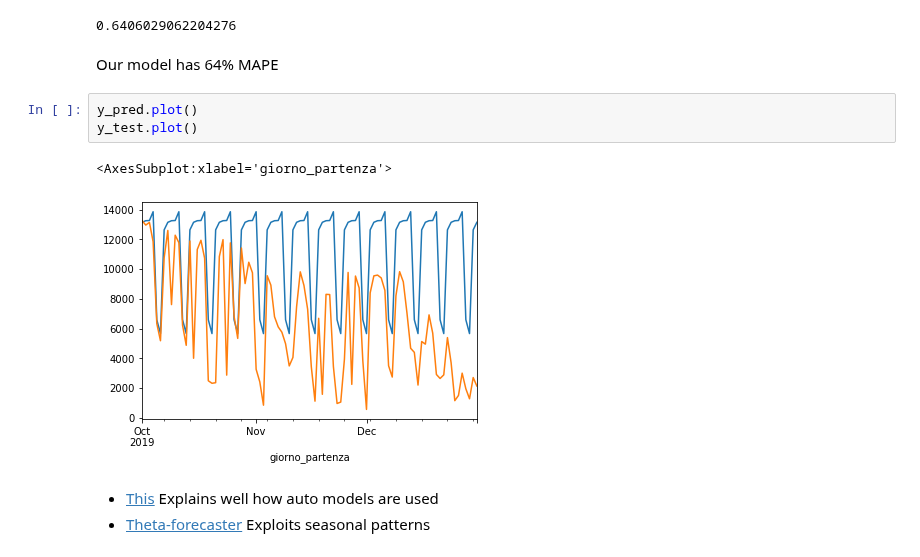
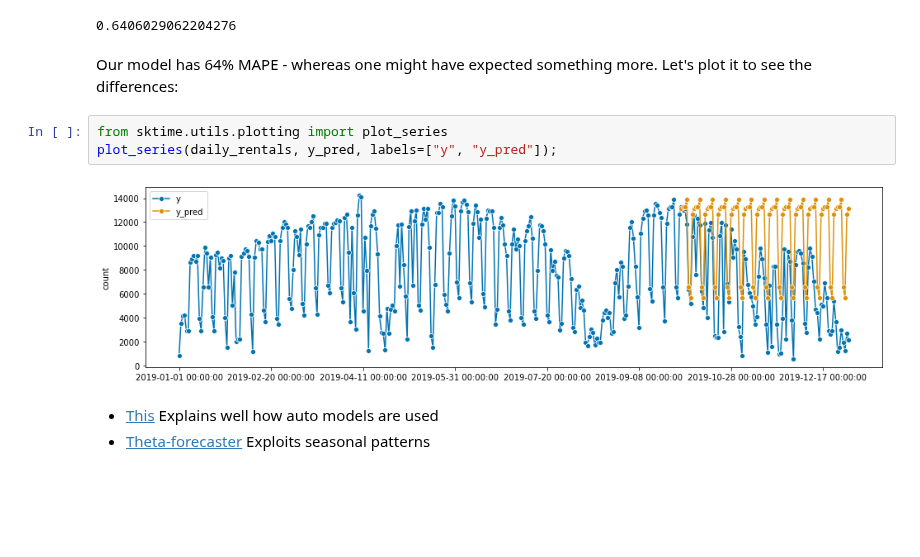
Before and after one commit to toscasterre/thesis-forecasting, a Jupyter notebook: notebooks/04-benchmark_model.ipynb, the cells around one changed output. Saved outputs shown, nothing was run; the diff lists cells and outputs as text; blank space fills up the shorter version.

```diff
--- a/notebooks/04-benchmark_model.ipynb
+++ b/notebooks/04-benchmark_model.ipynb
@@ -73,14 +73,13 @@ y_pred = naive_forecaster.predict(fh)
 mean_absolute_percentage_error(y_test, y_pred)
 # %% [output]
 0.6406029062204276
-# %% [markdown]
-Our model has 64% MAPE
-# %%
-y_pred.plot()
-y_test.plot()
-# %% [output]
-<AxesSubplot:xlabel='giorno_partenza'>
-[figure, removed]
+# %% [markdown]
+Our model has 64% MAPE - whereas one might have expected something more. Let's plot it to see the differences:
+# %%
+from sktime.utils.plotting import plot_series
+plot_series(daily_rentals, y_pred, labels=["y", "y_pred"]);
+# %% [output]
+[figure, added]
 # %% [markdown]
 * [This](https://www.sciencedirect.com/science/article/pii/S0169207000000674) Explains well how auto models are used
 * [Theta-forecaster](https://www.sciencedirect.com/science/article/pii/S0169207000000662) Exploits seasonal patterns
```
Also changed, not shown: 1 other file.
